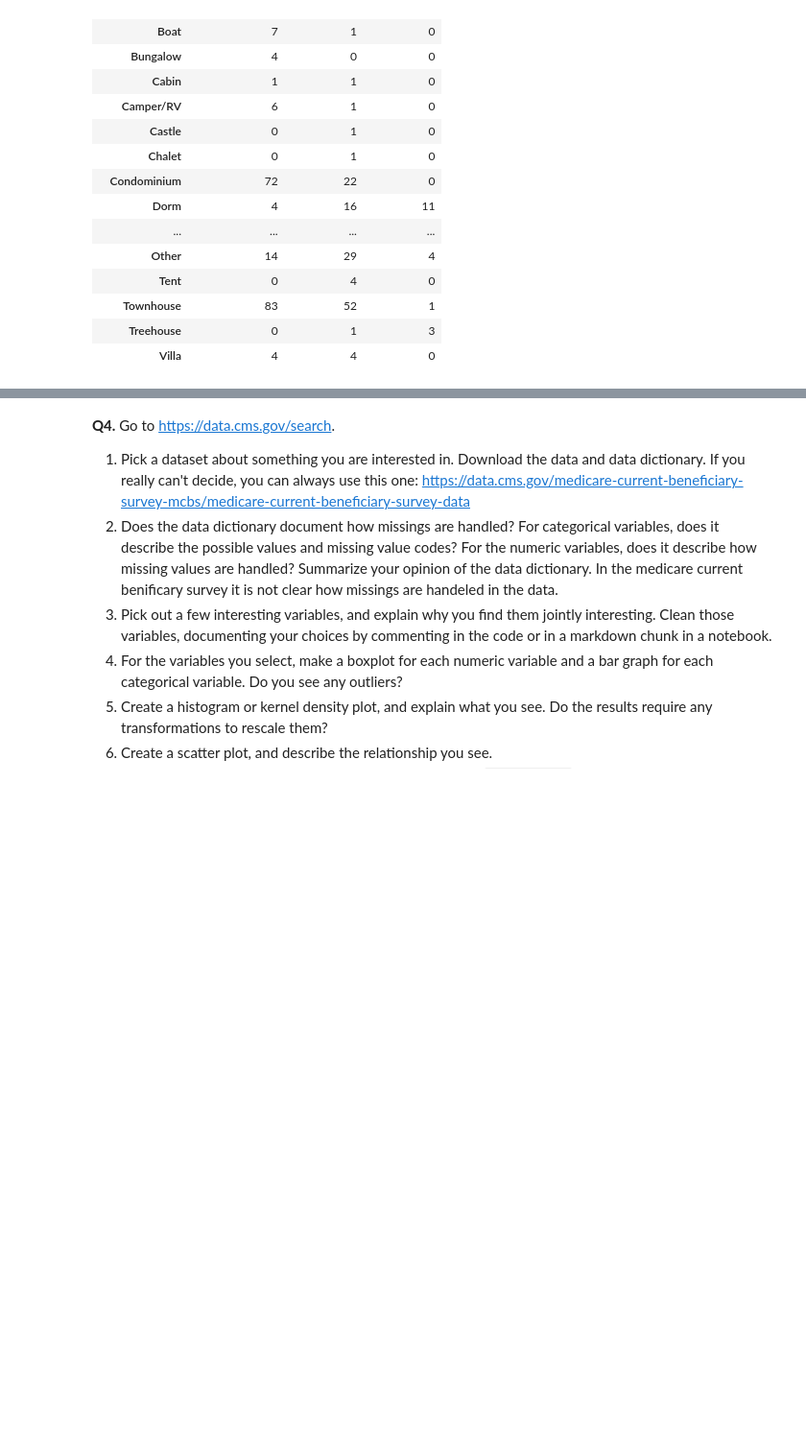
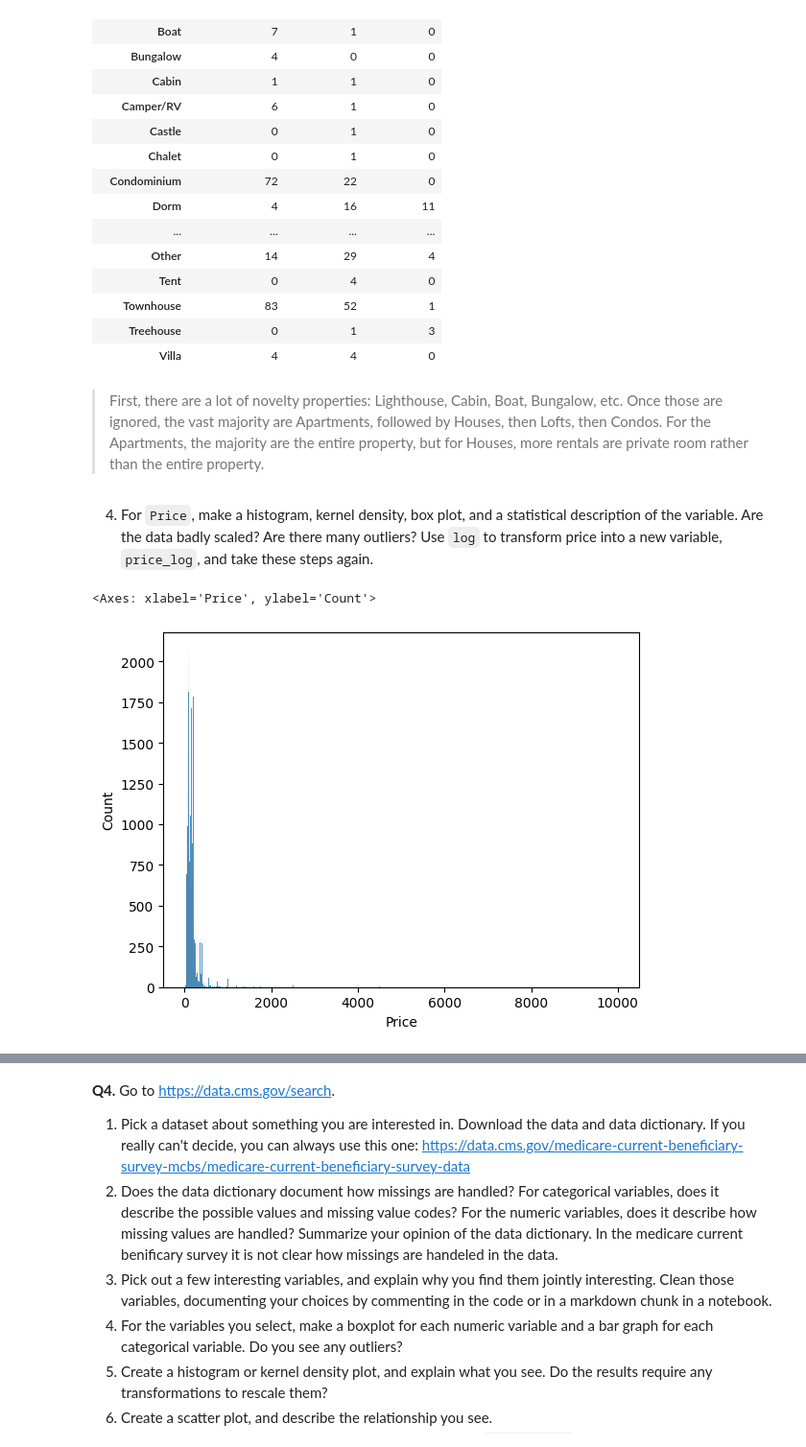
Before and after one commit to BridgetHolt/visualization, a Jupyter notebook: assignment/assignment.ipynb, the cells around one changed output, grey strips where cells are left out. Shown at 96% size. Drawn from its saved outputs; the diff is of its cells as text; code cells hidden in the pictures; blank space fills up the shorter version.

```diff
--- a/assignment/assignment.ipynb
+++ b/assignment/assignment.ipynb
@@ -272,3 +274,12 @@ pd.crosstab(df['Property Type'],df['Room Type'])
 | Townhouse | 83 | 52 | 1 |
 | Treehouse | 0 | 1 | 3 |
 | Villa | 4 | 4 | 0 |
+# %% [markdown]
+> First, there are a lot of novelty properties: Lighthouse, Cabin, Boat, Bungalow, etc. Once those are ignored, the vast majority are Apartments, followed by Houses, then Lofts, then Condos. For the Apartments, the majority are the entire property, but for Houses, more rentals are private room rather than the entire property.
+# %% [markdown]
+  4. For `Price`, make a histogram, kernel density, box plot, and a statistical description of the variable. Are the data badly scaled? Are there many outliers? Use `log` to transform price into a new variable, `price_log`, and take these steps again.
+# %%
+sns.histplot(data=df,x='Price')
+# %% [output]
+<Axes: xlabel='Price', ylabel='Count'>
+[figure, added]
```
Also changed, not shown: parts of 25 cells of this notebook.
